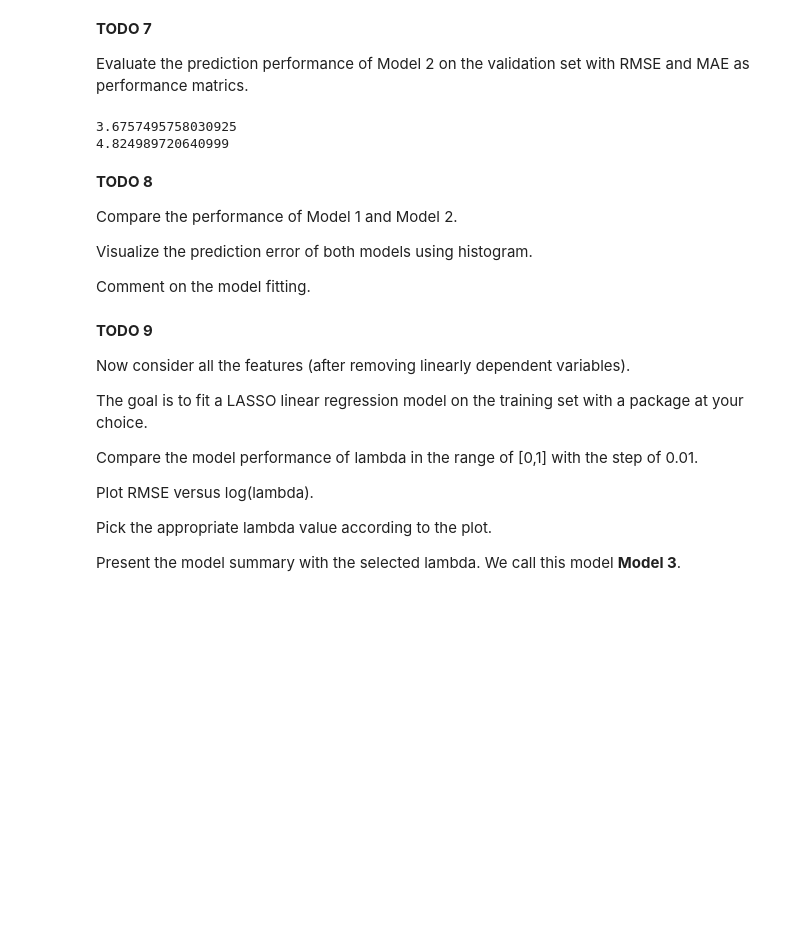
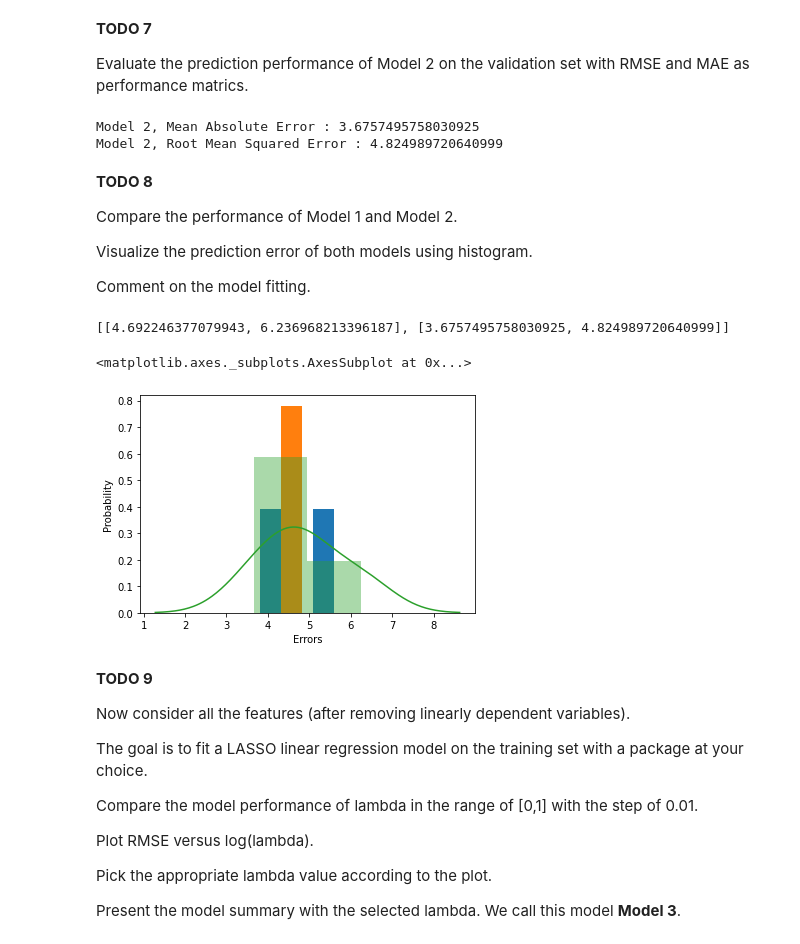
Before and after one commit to Rafi653/Data-Mining, a Jupyter notebook: Copy_of_Homework_4.ipynb, the cells around one changed output. Drawn from its saved outputs; the diff is of its cells as text; code cells hidden in the pictures; blank space fills up the shorter version.

```diff
--- a/Copy_of_Homework_4.ipynb
+++ b/Copy_of_Homework_4.ipynb
@@ -167,0 +152,12 @@ print(rmse)
+# %%
+"""
+Evaluate prediction performance of Model 1 by
+  1. Mean Absolute Error
+  2. Root Mean Squared Error
+"""
+from sklearn import metrics
+mae_1 = metrics.mean_absolute_error(y_val, y_pred)
+print(f"Model 1, Mean Absolute Error : {mae_1}")
+
+rmse_1 = np.sqrt(metrics.mean_squared_error(y_val, y_pred))
+print(f"Model 1, Root Mean Squared Error : {rmse_1}")
@@ -210,18 +198,22 @@ print(y_pred)
 **TODO 7**
 
 Evaluate the prediction performance of Model 2 on the validation set with RMSE and MAE as performance matrics.
-# %%
-from sklearn import metrics
-
-mae = metrics.mean_absolute_error(y_val, y_pred)
-print(mae)
-
-
-rmse = np.sqrt(metrics.mean_squared_error(y_val, y_pred))
-print(rmse)
-# %% [output]
-3.6757495758030925
-4.824989720640999
+# %%
+"""
+Evaluate prediction performance of Model 2 by
+  1. Mean Absolute Error
+  2. Root Mean Squared Error
+"""
+from sklearn import metrics
+
+mae_2 = metrics.mean_absolute_error(y_val, y_pred)
+print(f"Model 2, Mean Absolute Error : {mae_2}")
+
+rmse_2 = np.sqrt(metrics.mean_squared_error(y_val, y_pred))
+print(f"Model 2, Root Mean Squared Error : {rmse_2}")
+# %% [output]
+Model 2, Mean Absolute Error : 3.6757495758030925
+Model 2, Root Mean Squared Error : 4.824989720640999
 # %% [markdown]
 
 **TODO 8**
@@ -231,6 +223,29 @@ Compare the performance of Model 1 and Model 2.
 Visualize the prediction error of both models using histogram.
 
 Comment on the model fitting.
+# %%
+"""
+Comparing Model 1 and Model 2
+Using histogram, to evaluate performance between two models.
+
+It is clearly evident that Model 2 fits better compared to Model 1, with less error
+In model 1 we just used 2 variables which could lead to underfit our model
+
+"""
+
+l = [[mae_1, rmse_1], [mae_2, rmse_2]]
+print(l)
+from matplotlib import pyplot as plt
+plt.hist(l,bins=2,density=True)
+plt.ylabel('Probability')
+plt.xlabel('Errors')
+
+import seaborn as sns
+sns.distplot(l, bins=2)
+# %% [output]
+[[4.692246377079943, 6.236968213396187], [3.6757495758030925, 4.824989720640999]]
+<matplotlib.axes._subplots.AxesSubplot at 0x...>
+[figure, added]
 # %% [markdown]
 
 **TODO 9**
```
Also changed, not shown: parts of 49 cells of this notebook.
